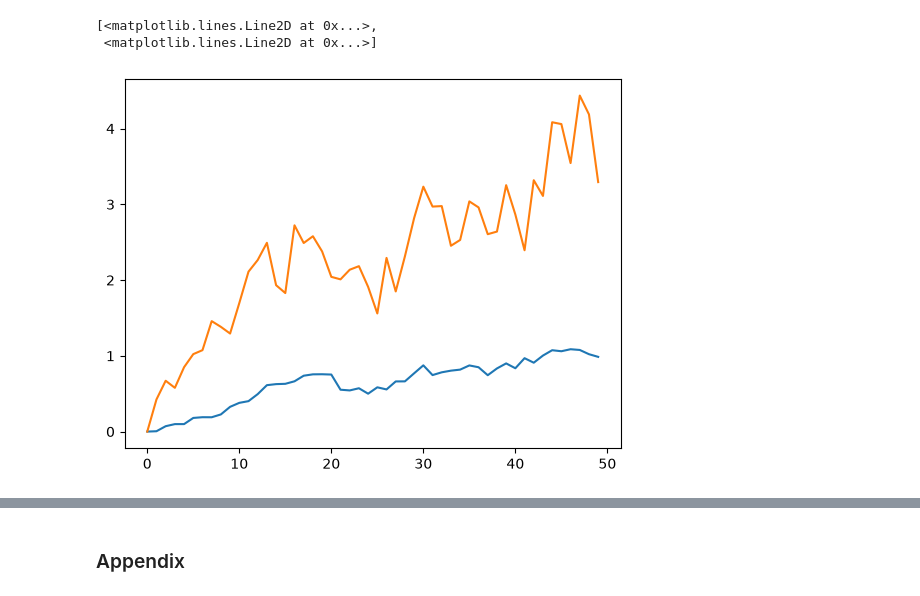
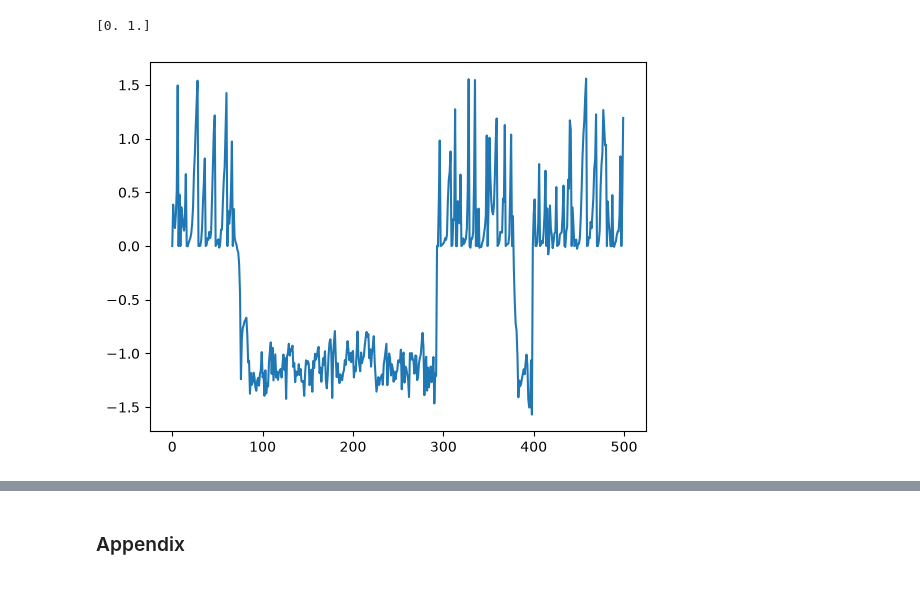
Before and after one commit to chaeyunkimm/dissertation, a Jupyter notebook: rl_pendulum_discrete_test.ipynb, the cells around one changed output, grey strips where cells are left out. Drawn from its saved outputs; the diff is of its cells as text; code cells hidden in the pictures.

Commit message:
Runnning RL tests before loading onto blythe to run complete

```diff
--- a/rl_pendulum_discrete_test.ipynb
+++ b/rl_pendulum_discrete_test.ipynb
@@ -13,7 +13,7 @@ from rl_code.lspi import LSPI
 
 from src.qbvine import qb_conditional_vine, splitdiscrete_qb_conditional_vines
 # %%
-n_episodes, sim_len, n_eval, n_stop_modelupdate = 10, 1000, 100, 25
+n_episodes, sim_len, n_eval, n_stop_modelupdate = 10, 1000, 20, 25
 true_param = np.array([9.8, 2.0, 8.0, 0.5,10.0, 0.1])
 true_pendulum = pendulum(true_param)
 my_lspi = LSPI(true_pendulum, sim_len, None)
@@ -91,9 +96,10 @@ ax[1].plot(all_a, '.')
 # %%
 class pendulum_vines:
-    def __init__(self, rbp_train_max = 500, discrete_action = True):
+    def __init__(self, rbp_train_max = 500, discrete_action = True, max_rho=None):
         self.rbp_train_max = rbp_train_max
         self.discrete = discrete_action
         self.obs_transformer = obs_transform_pend2(standardise=True)
+        self.max_rho = max_rho
 
     def fit(self, observations, actions, episode_ends = None):
         if self.discrete:
@@ -102,7 +108,7 @@ class pendulum_vines:
             trans_obs = self.obs_transformer.transform(torch.from_numpy(observations)).numpy()
             trans_data = np.concatenate((trans_obs, actions), axis=1)
 
-            self.qbcondcop = splitdiscrete_qb_conditional_vines(observation_d=3, discrete_action=1, action_set=np.unique(actions))
+            self.qbcondcop = splitdiscrete_qb_conditional_vines(observation_d=3, discrete_action=1, action_set=np.unique(actions), max_rho=self.max_rho)
             self.qbcondcop.fit(trans_data, check_vines=True, episode_ends=episode_ends)
 
     def predict_next_state(self, observation, action, transformed = False, num_samples = 50):
@@ -150,7 +156,7 @@ class pendulum_vines:
 
         return s_history, a_history, s_dash_history, r_history
 # %%
-test_vine = pendulum_vines()
-test_vine.fit(all_s, all_a)
+test_vine = pendulum_vines(max_rho=0.95)
+test_vine.fit(all_s, all_a, episode_ends=episode_ends)
 # %% [output]
 [4 5 6] [1 2 3] [1 2 3 5 6 7]
@@ -173,8 +184,8 @@ tree edge conditioned variables conditioning variables var_types  family rotatio
 # %%
-states, _, _, _ = test_vine.simulate_trajectory()
+states, _, _, r = test_vine.simulate_trajectory(horizon=500)
 # %%
-plt.plot(states)
+plt.plot(states[:,0])
+print(np.unique(r))
 # %% [output]
-[<matplotlib.lines.Line2D at 0x...>,
- <matplotlib.lines.Line2D at 0x...>]
+[0. 1.]
-[figure, old version]
+[figure, new version]
```
Also changed, not shown: parts of 7 cells of this notebook, 14 other files.
